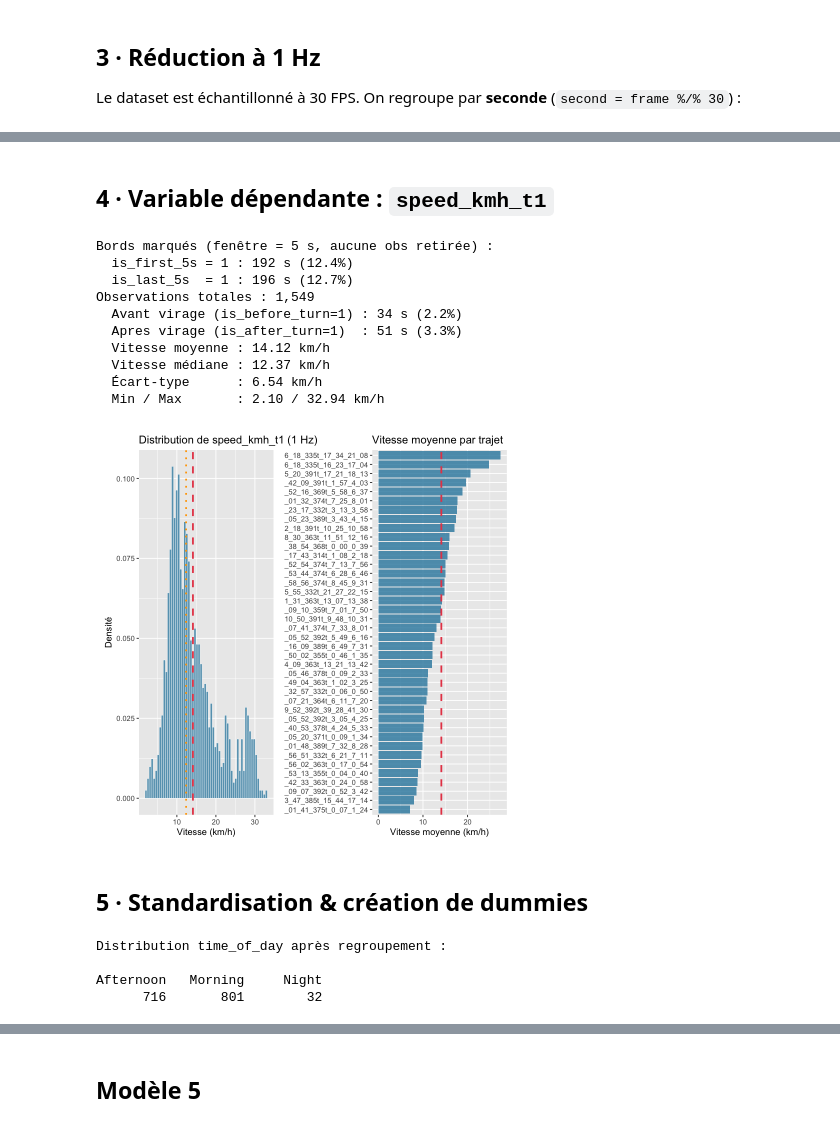
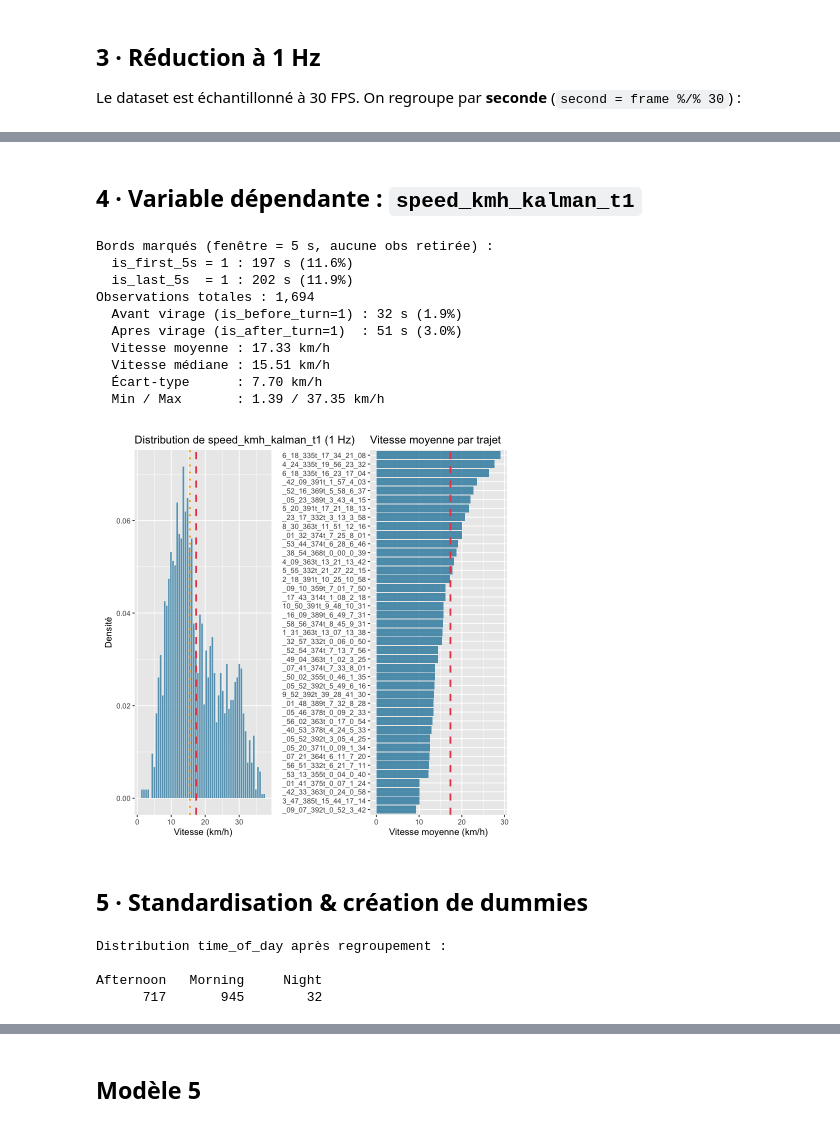
Before and after one commit to martin1207/newmob_modeling, a Jupyter notebook: escooter_linear_speed_R.ipynb, the cells around one changed output, grey strips where cells are left out. Saved outputs shown, nothing was run; the diff lists cells and outputs as text; code cells hidden in the pictures.

```diff
--- a/escooter_linear_speed_R.ipynb
+++ b/escooter_linear_speed_R.ipynb
@@ -110,9 +110,9 @@ A data.frame: 4 × 103
 # %% [markdown]
 ## 2b · Vitesse au cours du temps par clip
 # %%
-# ── Vitesse (speed_kmh) en fonction de la frame, un panneau par clip ─────────
-df_raw <- df_raw %>% filter(speed_kmh > 1,
-source != "335t_2023-04-28 08_04_24_335t_19_56_23_32"
+# ── Vitesse (speed_kmh_kalman) en fonction de la frame, un panneau par clip ─────────
+df_raw <- df_raw %>% filter(speed_kmh_kalman > 1,
+#source != "335t_2023-04-28 08_04_24_335t_19_56_23_32"
 # & source != "391t_2022-10-09 16_42_09_391t_1_57_4_03"
 # & source != "335t_2023-06-02 08_06_18_335t_16_23_17_04"
 ## & source != "371t_2023-10-19_18_05_20_371t_0_09_1_34"
@@ -120,7 +120,7 @@ source != "335t_2023-04-28 08_04_24_335t_19_56_23_32"
 n_clips  <- n_distinct(df_raw$source)
 ncols    <- ceiling(sqrt(n_clips))
 
-ggplot(df_raw, aes(x = frame, y = speed_kmh_t1)) +
+ggplot(df_raw, aes(x = frame, y = speed_kmh_kalman_t1)) +
   geom_line(color = COLOR_A, linewidth = 0.5, alpha = 0.8) +
   facet_wrap(~ source, scales = "free_x", ncol = ncols) +
   labs(
@@ -144,8 +144,8 @@ df_1hz <- df_raw %>%
   mutate(second = (frame %/% FPS) %/% 1) %>%
   group_by(source, second) %>%
   summarise(
-    speed_kmh_t1                    = mean(speed_kmh_t1,                        na.rm = TRUE),
-    speed_kmh                       = mean(speed_kmh,                           na.rm = TRUE),
+    speed_kmh_kalman_t1                    = mean(speed_kmh_kalman_t1,                        na.rm = TRUE),
+    speed_kmh_kalman                       = mean(speed_kmh_kalman,                           na.rm = TRUE),
     delta_yaw_deg                   = mean(delta_yaw_deg,                       na.rm = TRUE),
     rider_id                     = first(rider_id),
     n_pedestrians                = median(n_pedestrians,                      na.rm = TRUE),
@@ -211,7 +211,7 @@ df_1hz <- df_raw %>%
   ) %>%
   arrange(source, second) %>%
   group_by(source) %>%
-  mutate(speed_kmh_t1 = ifelse(second == max(second), NA_real_, speed_kmh_t1)) %>%
+  mutate(speed_kmh_kalman_t1 = ifelse(second == max(second), NA_real_, speed_kmh_kalman_t1)) %>%
   ungroup() %>%
   # min/max sur vecteur tout-NA renvoient ±Inf → on remet en NA
   mutate(across(c(ped_min_distance_m, ped_mean_distance_m, ped_max_distance_m, ped_mean_angle_deg,
@@ -248,7 +248,7 @@ Après réduction 1 Hz : 1,589 secondes — 40 trajets
  3rd Qu.:0.00000   3rd Qu.:0.00000   3rd Qu.:0.00000
  Max.   :1.00000   Max.   :1.00000   Max.   :1.00000
 # %% [markdown]
-## 4 · Variable dépendante : `speed_kmh_t1`
+## 4 · Variable dépendante : `speed_kmh_kalman_t1`
 # %%
 # ── Phases transitoires : on garde tout le clip, on marque les bords ─────────
 # Plutôt que de RETIRER la phase d'accélération initiale (et la phase de fin),
@@ -260,7 +260,7 @@ Après réduction 1 Hz : 1,589 secondes — 40 trajets
 EDGE_SEC <- 5
 
 df_model <- df_1hz %>%
-  filter(!is.na(speed_kmh_t1), !is.na(n_pedestrians)) %>%
+  filter(!is.na(speed_kmh_kalman_t1), !is.na(n_pedestrians)) %>%
   group_by(source) %>%
   arrange(second, .by_group = TRUE) %>%
   mutate(
@@ -280,53 +280,53 @@ cat(sprintf("  is_last_5s  = 1 : %s s (%.1f%%)\n",
             format(sum(df_model$is_last_5s),  big.mark = ","),
             100 * mean(df_model$is_last_5s)))
 cat(sprintf("Observations totales : %s\n", format(nrow(df_model), big.mark = ",")))
 cat(sprintf("  Avant virage (is_before_turn=1) : %s s (%.1f%%)\n",
             format(sum(df_model$is_before_turn), big.mark = ","),
             100 * mean(df_model$is_before_turn)))
 cat(sprintf("  Apres virage (is_after_turn=1)  : %s s (%.1f%%)\n",
             format(sum(df_model$is_after_turn), big.mark = ","),
             100 * mean(df_model$is_after_turn)))
-cat(sprintf("  Vitesse moyenne : %.2f km/h\n", mean(df_model$speed_kmh_t1)))
-cat(sprintf("  Vitesse médiane : %.2f km/h\n", median(df_model$speed_kmh_t1)))
-cat(sprintf("  Écart-type      : %.2f km/h\n", sd(df_model$speed_kmh_t1)))
+cat(sprintf("  Vitesse moyenne : %.2f km/h\n", mean(df_model$speed_kmh_kalman_t1)))
+cat(sprintf("  Vitesse médiane : %.2f km/h\n", median(df_model$speed_kmh_kalman_t1)))
+cat(sprintf("  Écart-type      : %.2f km/h\n", sd(df_model$speed_kmh_kalman_t1)))
 cat(sprintf("  Min / Max       : %.2f / %.2f km/h\n",
-            min(df_model$speed_kmh_t1), max(df_model$speed_kmh_t1)))
+            min(df_model$speed_kmh_kalman_t1), max(df_model$speed_kmh_kalman_t1)))
 
-p1 <- ggplot(df_model, aes(x = speed_kmh_t1)) +
+p1 <- ggplot(df_model, aes(x = speed_kmh_kalman_t1)) +
   geom_histogram(aes(y = after_stat(density)), bins = 60,
                  fill = COLOR_A, alpha = 0.75, color = "white", linewidth = 0.2) +
-  geom_vline(aes(xintercept = mean(speed_kmh_t1)), color = COLOR_B,
+  geom_vline(aes(xintercept = mean(speed_kmh_kalman_t1)), color = COLOR_B,
              linetype = "dashed", linewidth = 1) +
-  geom_vline(aes(xintercept = median(speed_kmh_t1)), color = "orange",
+  geom_vline(aes(xintercept = median(speed_kmh_kalman_t1)), color = "orange",
              linetype = "dotted", linewidth = 1) +
   labs(x = "Vitesse (km/h)", y = "Densité",
-       title = "Distribution de speed_kmh_t1 (1 Hz)")
+       title = "Distribution de speed_kmh_kalman_t1 (1 Hz)")
 
 speed_by_traj <- df_model %>%
   group_by(source) %>%
-  summarise(mean_speed = mean(speed_kmh_t1), .groups = "drop") %>%
+  summarise(mean_speed = mean(speed_kmh_kalman_t1), .groups = "drop") %>%
   arrange(mean_speed) %>%
   mutate(source_short = substr(source, nchar(source) - 20, nchar(source)))
 
 p2 <- ggplot(speed_by_traj, aes(x = mean_speed, y = reorder(source_short, mean_speed))) +
   geom_col(fill = COLOR_A, alpha = 0.8) +
-  geom_vline(xintercept = mean(df_model$speed_kmh_t1),
+  geom_vline(xintercept = mean(df_model$speed_kmh_kalman_t1),
              color = COLOR_B, linetype = "dashed", linewidth = 1) +
   labs(x = "Vitesse moyenne (km/h)", y = NULL, title = "Vitesse moyenne par trajet")
 
 p1 + p2
 # %% [output]
 Bords marqués (fenêtre = 5 s, aucune obs retirée) :
-  is_first_5s = 1 : 192 s (12.4%)
-  is_last_5s  = 1 : 196 s (12.7%)
-Observations totales : 1,549
-  Avant virage (is_before_turn=1) : 34 s (2.2%)
-  Apres virage (is_after_turn=1)  : 51 s (3.3%)
-  Vitesse moyenne : 14.12 km/h
-  Vitesse médiane : 12.37 km/h
-  Écart-type      : 6.54 km/h
-  Min / Max       : 2.10 / 32.94 km/h
+  is_first_5s = 1 : 197 s (11.6%)
+  is_last_5s  = 1 : 202 s (11.9%)
+Observations totales : 1,694
+  Avant virage (is_before_turn=1) : 32 s (1.9%)
+  Apres virage (is_after_turn=1)  : 51 s (3.0%)
+  Vitesse moyenne : 17.33 km/h
+  Vitesse médiane : 15.51 km/h
+  Écart-type      : 7.70 km/h
+  Min / Max       : 1.39 / 37.35 km/h
-[figure, old version]
+[figure, new version]
 # %% [markdown]
 ## 5 · Standardisation & création de dummies
 # %%
@@ -340,7 +340,7 @@ print(table(df_model$time_of_day))
 Distribution time_of_day après regroupement :
 
 Afternoon   Morning     Night
-      716       801        32
+      717       945        32
 # %%
 
 # ── Helper : coerce en numérique si la colonne ne l'est pas ──────────────────
```
Also changed, not shown: parts of 13 cells of this notebook, 3 other files.
